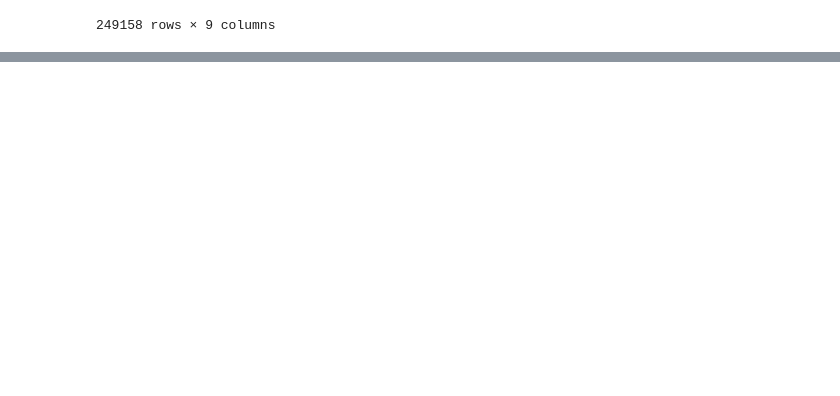
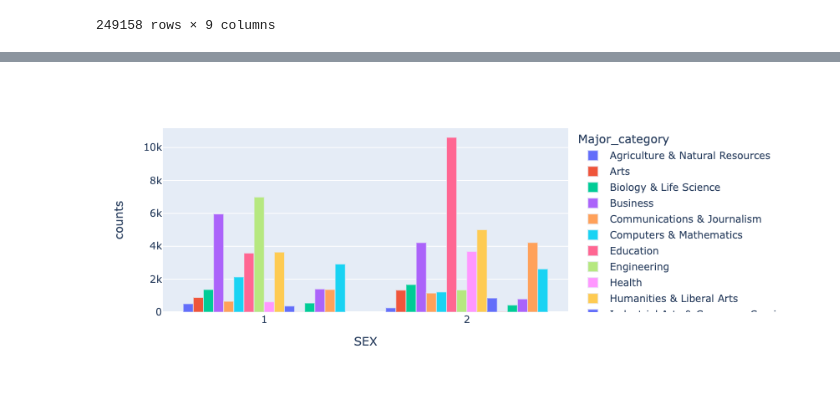
Before and after one commit to UCB-stat-159-s22/hw07-Group21, a Jupyter notebook: stephen-exploration-other-years.ipynb, the cells around one changed output, grey strips where cells are left out. Saved outputs shown, nothing was run; the diff lists cells and outputs as text; code cells hidden in the pictures; blank space fills up the shorter version.

```diff
--- a/stephen-exploration-other-years.ipynb
+++ b/stephen-exploration-other-years.ipynb
@@ -139,0 +189,6 @@ np.sum(temp_df2010b["COW"] == "Employed")
+# %%
+temp_df2010d = temp_df2010c.groupby(by=["Major_category", "SEX"]).size().reset_index(name="counts")
+fig = px.bar(data_frame=temp_df2010d, x="SEX", y="counts", color = "Major_category", barmode="group")
+fig.show()
+# %% [output]
+[figure, added]
```
Also changed, not shown: parts of 14 cells of this notebook, 1 other file.
